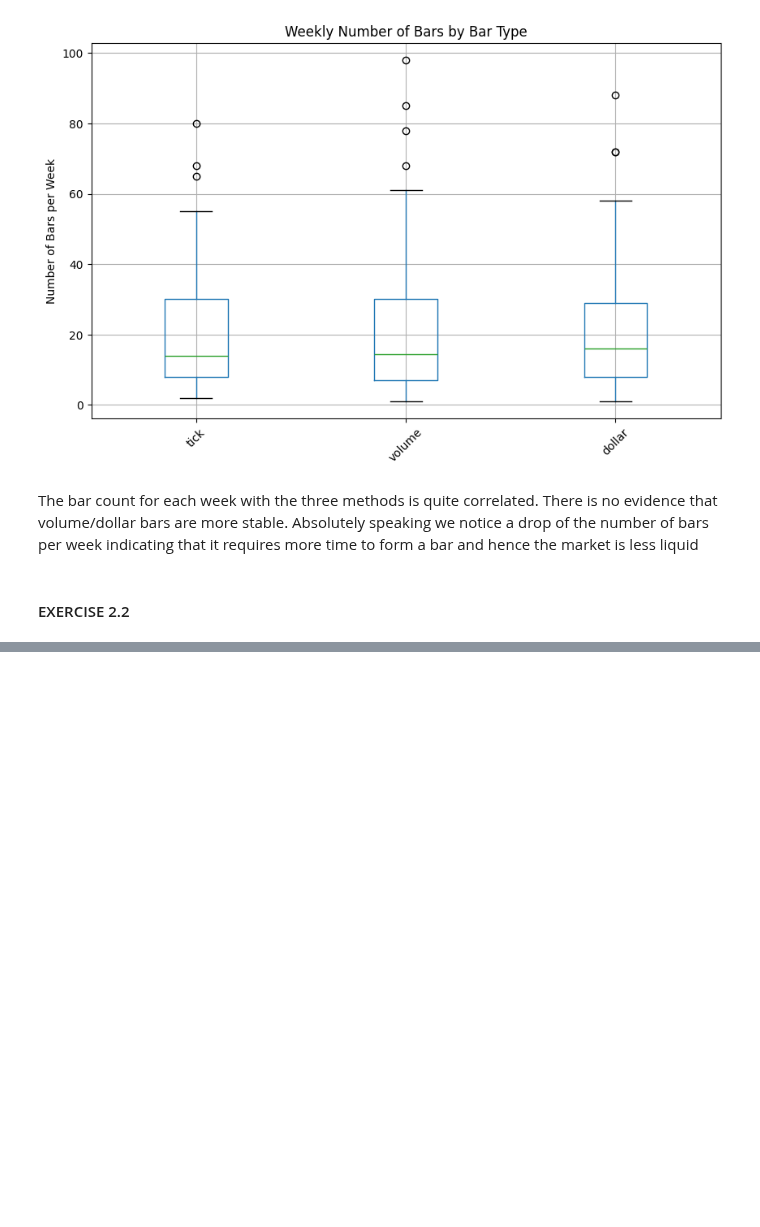
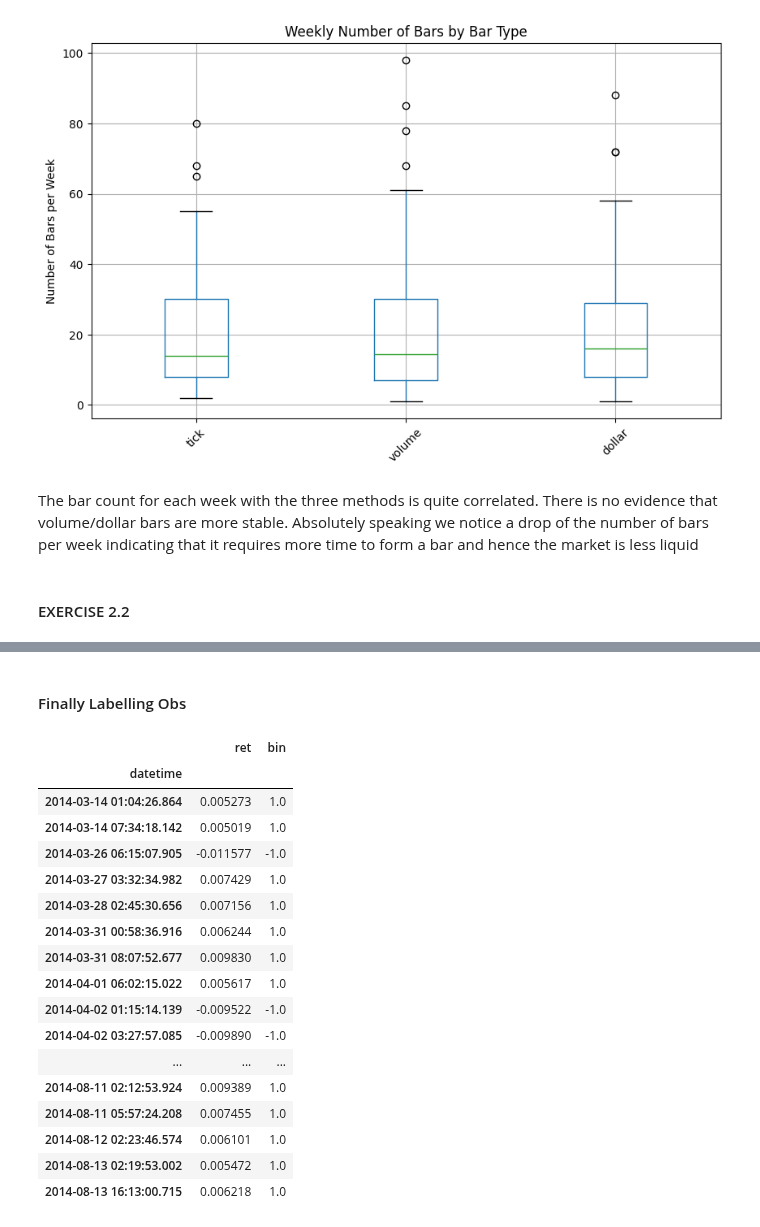
Before and after one commit to dgalassi99/quant-lab, a Jupyter notebook: 00_books/AFML/notebooks/AFML_tests.ipynb, the cells around one changed output, grey strips where cells are left out. Cells and saved outputs as stored; diff of their text form; code cells hidden in the pictures; blank space fills up the shorter version.

```diff
--- a/00_books/AFML/notebooks/AFML_tests.ipynb
+++ b/00_books/AFML/notebooks/AFML_tests.ipynb
@@ -354,0 +615,43 @@ The bar count for each week with the three methods is quite correlated. There is
+# %% [markdown]
+#### Finally Labelling Obs
+# %%
+def getTBMLabels(events, close):
+    # 1) Align prices with event start and end times (t1)
+    events_ = events.dropna(subset=['t1'])  # keep events that have an end time
+    px = events_.index.union(events_['t1'].values).drop_duplicates()  # union of start and end times
+    px = close.reindex(px, method='bfill')  # get prices at these times, backfill missing
+
+    # 2) Create output DataFrame indexed by event start times
+    out = pd.DataFrame(index=events_.index)
+
+    # Calculate return between event start and end time
+    out['ret'] = px.loc[events_['t1'].values].values / px.loc[events_.index] - 1
+
+    # Assign bins based on return sign (+1, 0, -1)
+    out['bin'] = np.sign(out['ret'])
+
+    return out
+
+
+out = getTBMLabels(events, close)
+# %%
+out
+# %% [output]
+|  | ret | bin |
+| datetime |  |  |
+| 2014-03-14 01:04:26.864 | 0.005273 | 1.0 |
+| 2014-03-14 07:34:18.142 | 0.005019 | 1.0 |
+| 2014-03-26 06:15:07.905 | -0.011577 | -1.0 |
+| 2014-03-27 03:32:34.982 | 0.007429 | 1.0 |
+| 2014-03-28 02:45:30.656 | 0.007156 | 1.0 |
+| 2014-03-31 00:58:36.916 | 0.006244 | 1.0 |
+| 2014-03-31 08:07:52.677 | 0.009830 | 1.0 |
+| 2014-04-01 06:02:15.022 | 0.005617 | 1.0 |
+| 2014-04-02 01:15:14.139 | -0.009522 | -1.0 |
+| 2014-04-02 03:27:57.085 | -0.009890 | -1.0 |
+| ... | ... | ... |
+| 2014-08-11 02:12:53.924 | 0.009389 | 1.0 |
+| 2014-08-11 05:57:24.208 | 0.007455 | 1.0 |
+| 2014-08-12 02:23:46.574 | 0.006101 | 1.0 |
+| 2014-08-13 02:19:53.002 | 0.005472 | 1.0 |
+| 2014-08-13 16:13:00.715 | 0.006218 | 1.0 |
```
Also changed, not shown: parts of 27 cells of this notebook, 2 other files.
